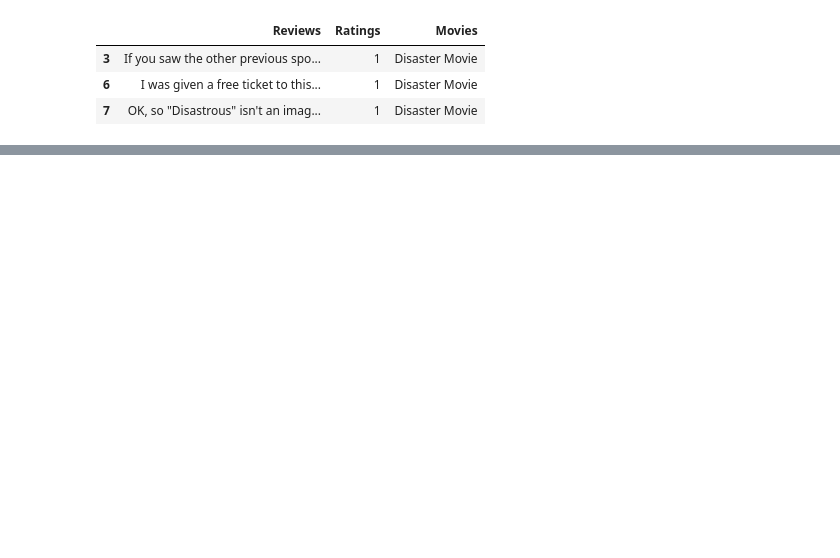
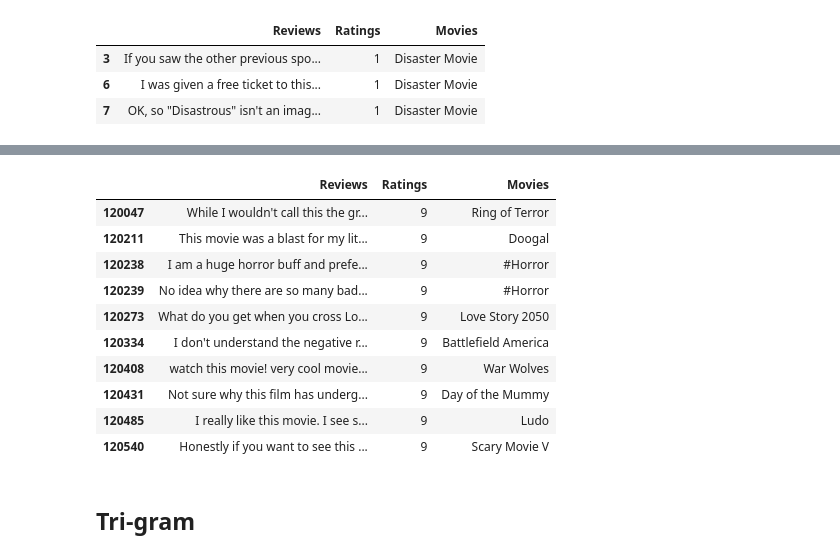
Before and after one commit to stngan/sentiment-python, a Jupyter notebook: sentiment.ipynb, the cells around one changed output, grey strips where cells are left out. Cells and saved outputs as stored; diff of their text form; code cells hidden in the pictures; blank space fills up the shorter version.

```diff
--- a/sentiment.ipynb
+++ b/sentiment.ipynb
@@ -403,0 +424,7 @@ result_df.head(3)
+# %%
+#Mapping rating data to Binary label 1 (+ve) if rating >=7 and 0 (-ve) if rating <=4 and 2 (neutral) if rating = 5 or 6
+df['Label'] = df['Ratings'].apply(lambda x: '1' if x >= 7 else ('0' if x<=4 else '2'))
+#Removing
+df=df[df.Label<'2']
+data=df[['Reviews_clean','Label']]
+print(data['Label'].value_counts())
@@ -403,0 +592,17 @@ result_df.head(3)
+# %%
+pd.options.display.max_colwidth = 1000
+df[["Reviews","Ratings","Movies"]][(df['Ratings']>=9)&(df['Reviews_clean'].str.contains("bad review"))].head(10)
+# %% [output]
+|  | Reviews | Ratings | Movies |
+| 120047 | While I wouldn't call this the gr... | 9 | Ring of Terror |
+| 120211 | This movie was a blast for my lit... | 9 | Doogal |
+| 120238 | I am a huge horror buff and prefe... | 9 | #Horror |
+| 120239 | No idea why there are so many bad... | 9 | #Horror |
+| 120273 | What do you get when you cross Lo... | 9 | Love Story 2050 |
+| 120334 | I don't understand the negative r... | 9 | Battlefield America |
+| 120408 | watch this movie! very cool movie... | 9 | War Wolves |
+| 120431 | Not sure why this film has underg... | 9 | Day of the Mummy |
+| 120485 | I really like this movie. I see s... | 9 | Ludo |
+| 120540 | Honestly if you want to see this ... | 9 | Scary Movie V |
+# %% [markdown]
+## Tri-gram
```
Also changed, not shown: parts of 28 cells of this notebook.
